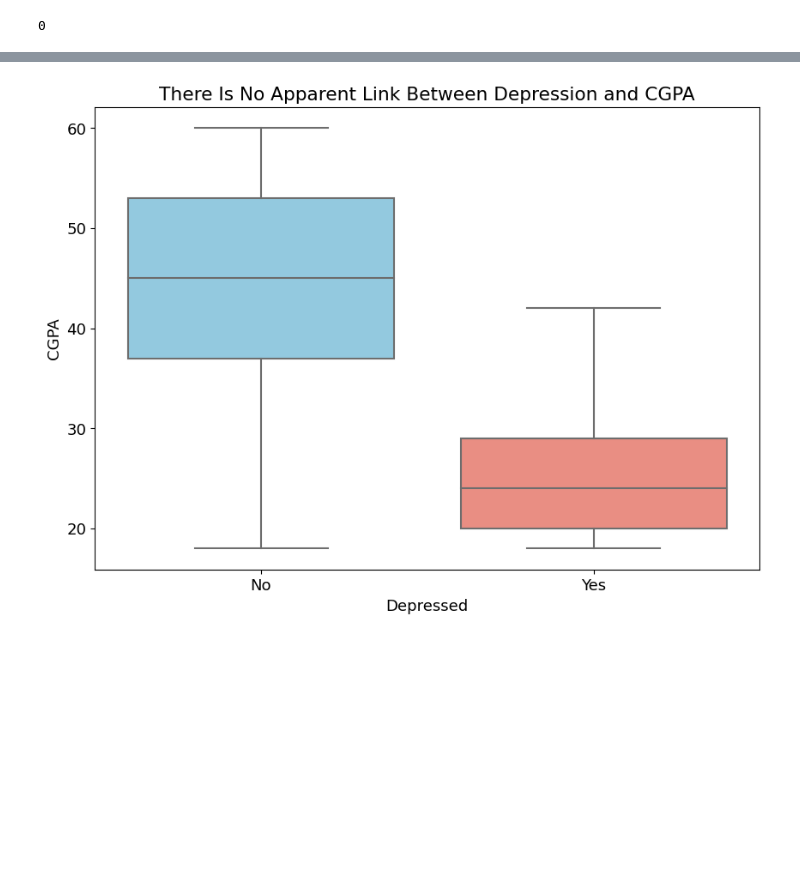
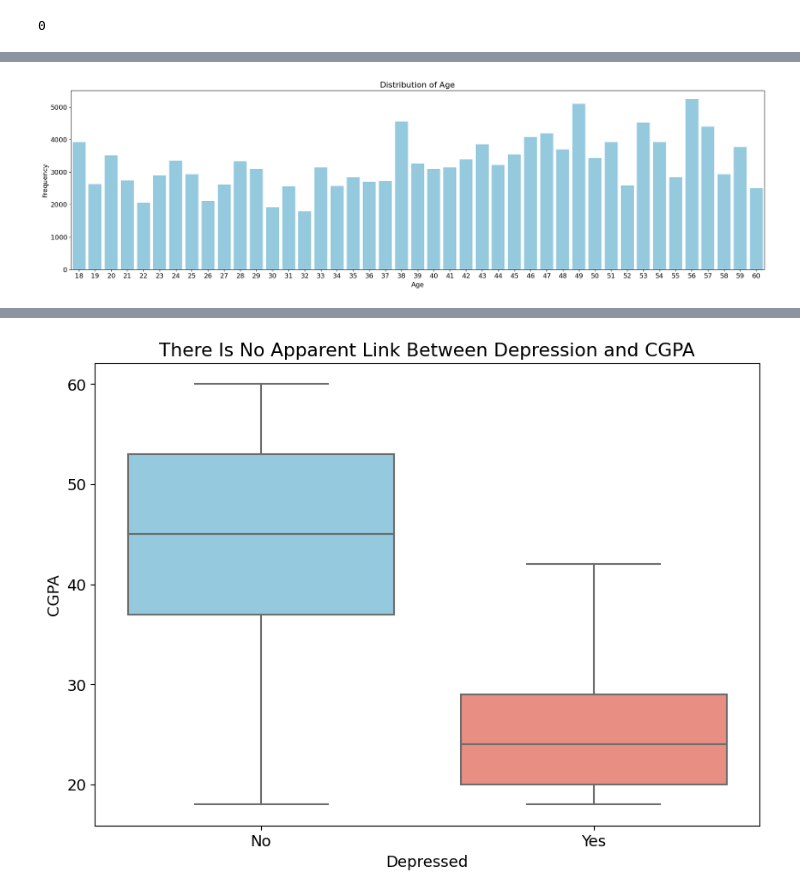
Before and after one commit to Joehmyers/mental-health-classification-experiment, a Jupyter notebook: kaggle_mental_health_competition.ipynb, the cells around one changed output, grey strips where cells are left out. Saved outputs shown, nothing was run; the diff lists cells and outputs as text; code cells hidden in the pictures; blank space fills up the shorter version.

```diff
--- a/kaggle_mental_health_competition.ipynb
+++ b/kaggle_mental_health_competition.ipynb
@@ -632,0 +655,21 @@ We can see a class imbalance in our target column of roughly 6 to 1, which may r
+# %%
+# Assuming df_train["age"] contains the data you want to plot
+df = df_train["age"].astype("int")
+
+# Create a figure for the histogram
+plt.figure(figsize=(20, 6))  # Adjust figsize as needed
+
+# Plot histogram
+sns.countplot(df, color="skyblue")
+
+# Set title and labels
+plt.title("Distribution of Age")
+plt.xlabel("Age")
+plt.ylabel("Frequency")
+#plt.xticks(ticks=np.arange(0,61,1))
+
+# Show plot
+plt.tight_layout()
+plt.show()
+# %% [output]
+[figure, added]
```
Also changed, not shown: parts of 30 cells of this notebook.
